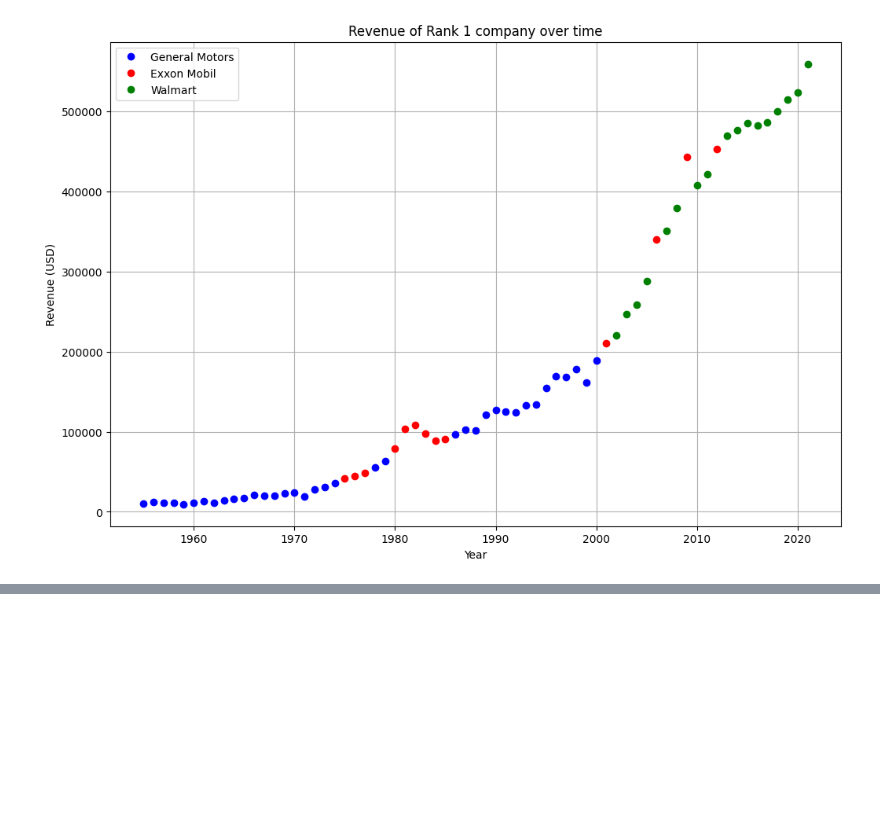
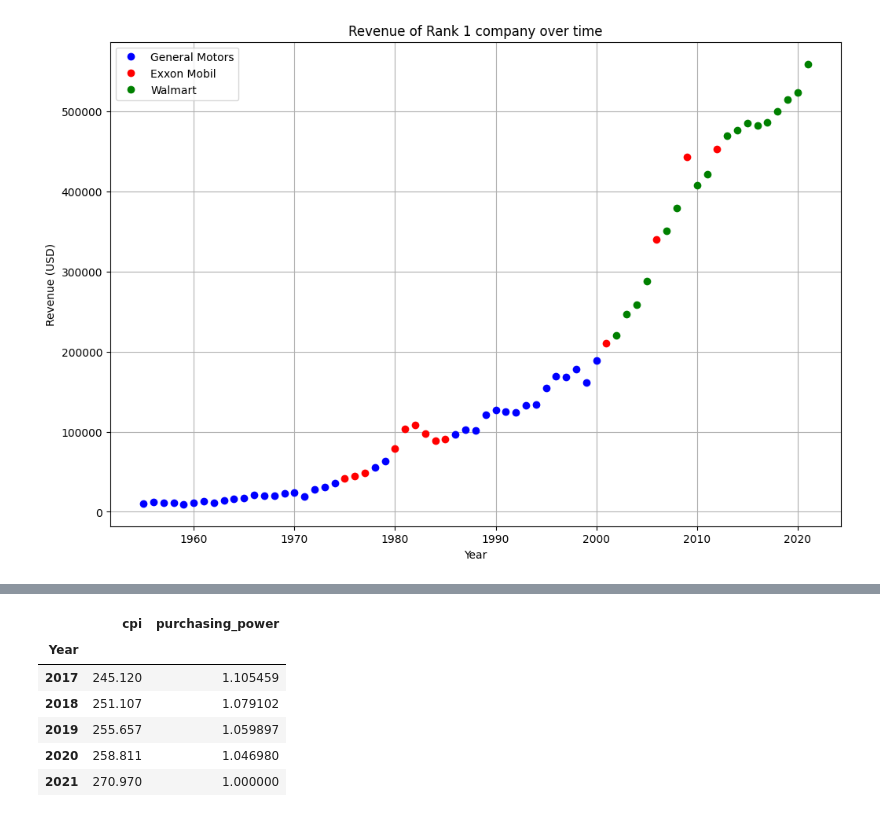
Before and after one commit to AdamSCohen/Fortune500History, a Jupyter notebook: main.ipynb, the cells around one changed output, grey strips where cells are left out. Saved outputs shown, nothing was run; the diff lists cells and outputs as text; code cells hidden in the pictures; blank space fills up the shorter version.

```diff
--- a/main.ipynb
+++ b/main.ipynb
@@ -141,0 +162,10 @@ plt.show()
+# %%
+cpi.tail()
+# %% [output]
+|  | cpi | purchasing_power |
+| Year |  |  |
+| 2017 | 245.120 | 1.105459 |
+| 2018 | 251.107 | 1.079102 |
+| 2019 | 255.657 | 1.059897 |
+| 2020 | 258.811 | 1.046980 |
+| 2021 | 270.970 | 1.000000 |
```
Also changed, not shown: parts of 3 cells of this notebook, 1 other file.
